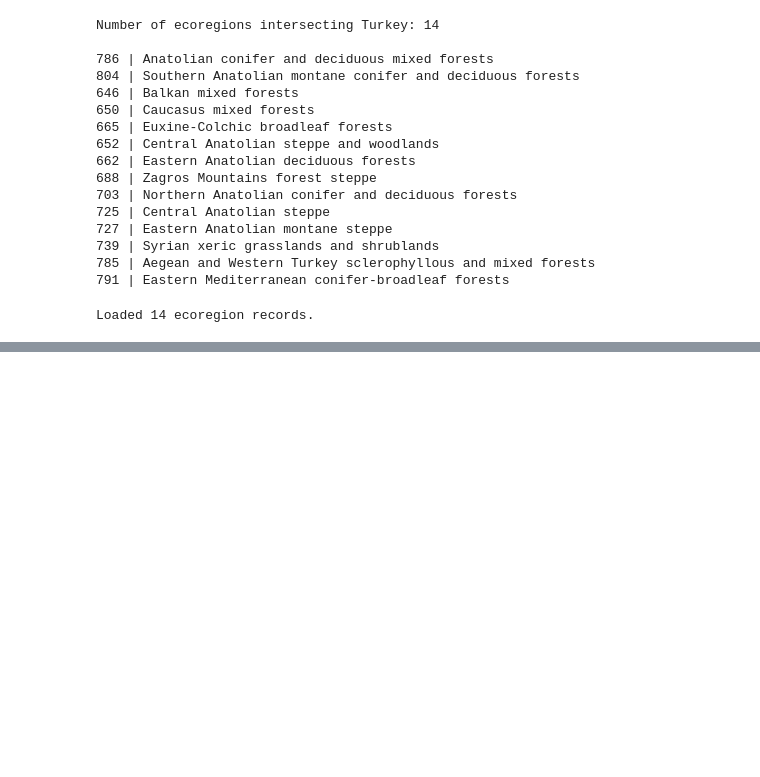
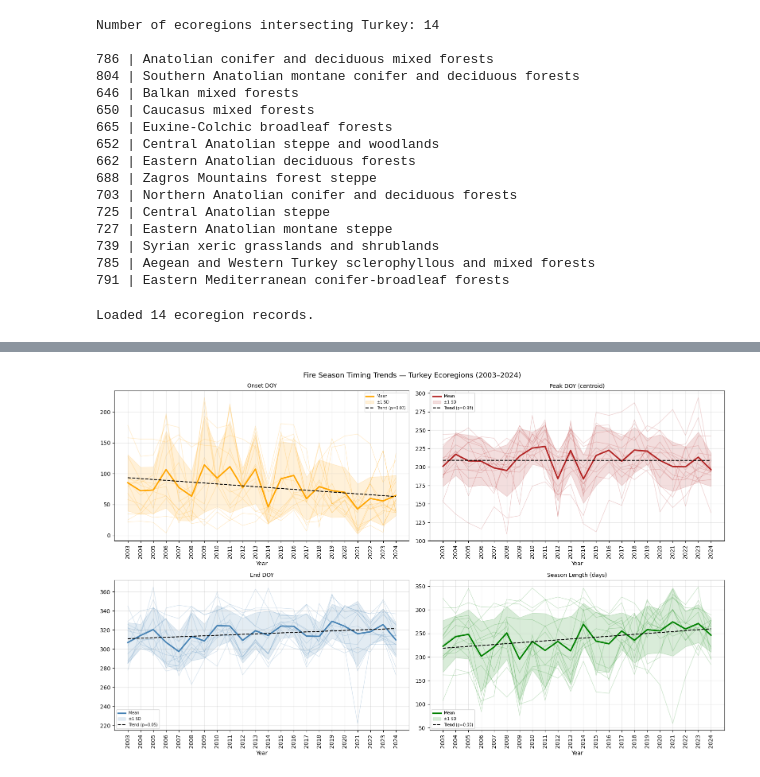
Before and after one commit to ismailbekar/TGPF, a Jupyter notebook: 01_turkey_ecoregions.ipynb, the cells around one changed output, grey strips where cells are left out. Saved outputs shown, nothing was run; the diff lists cells and outputs as text; code cells hidden in the pictures; blank space fills up the shorter version.

```diff
--- a/01_turkey_ecoregions.ipynb
+++ b/01_turkey_ecoregions.ipynb
@@ -410,0 +479,48 @@ plt.show()
+# %%
+from scipy import stats
+
+fig, axes = plt.subplots(2, 2, figsize=(16, 10))
+fig.suptitle('Fire Season Timing Trends — Turkey Ecoregions (2003–2024)', fontsize=13)
+
+metrics = [
+    ('onset_doy',     'Onset DOY',            'orange'),
+    ('peak_doy',      'Peak DOY (centroid)',   'firebrick'),
+    ('end_doy',       'End DOY',              'steelblue'),
+    ('season_length', 'Season Length (days)', 'green'),
+]
+
+for ax, (metric, title, color) in zip(axes.flatten(), metrics):
+    # Plot each ecoregion as a faint line
+    for eco_name, group in master_df.groupby('eco_name'):
+        ax.plot(group['year'], group[metric],
+                color=color, alpha=0.2, linewidth=1)
+
+    # Plot the cross-ecoregion mean per year as a bold line
+    yearly_mean = master_df.groupby('year')[metric].mean()
+    yearly_std  = master_df.groupby('year')[metric].std()
+    years       = yearly_mean.index
+
+    ax.plot(years, yearly_mean, color=color, linewidth=2.5, label='Mean')
+    ax.fill_between(years,
+                    yearly_mean - yearly_std,
+                    yearly_mean + yearly_std,
+                    color=color, alpha=0.15, label='±1 SD')
+
+    # Fit and plot overall trend line
+    slope, intercept, r, p, _ = stats.linregress(years, yearly_mean)
+    trend = [slope * y + intercept for y in years]
+    ax.plot(years, trend, color='black', linewidth=1.5,
+            linestyle='--', label=f'Trend (p={p:.2f})')
+
+    ax.set_title(title, fontsize=10)
+    ax.set_xlabel('Year')
+    ax.legend(fontsize=7)
+    ax.grid(True, alpha=0.3)
+    ax.set_xticks(years)
+    ax.tick_params(axis='x', rotation=90)
+
+plt.tight_layout()
+plt.savefig(f'{output_dir}/trends.png', dpi=150, bbox_inches='tight')
+plt.show()
+# %% [output]
+[figure, added]
```
Also changed, not shown: parts of 15 cells of this notebook.
